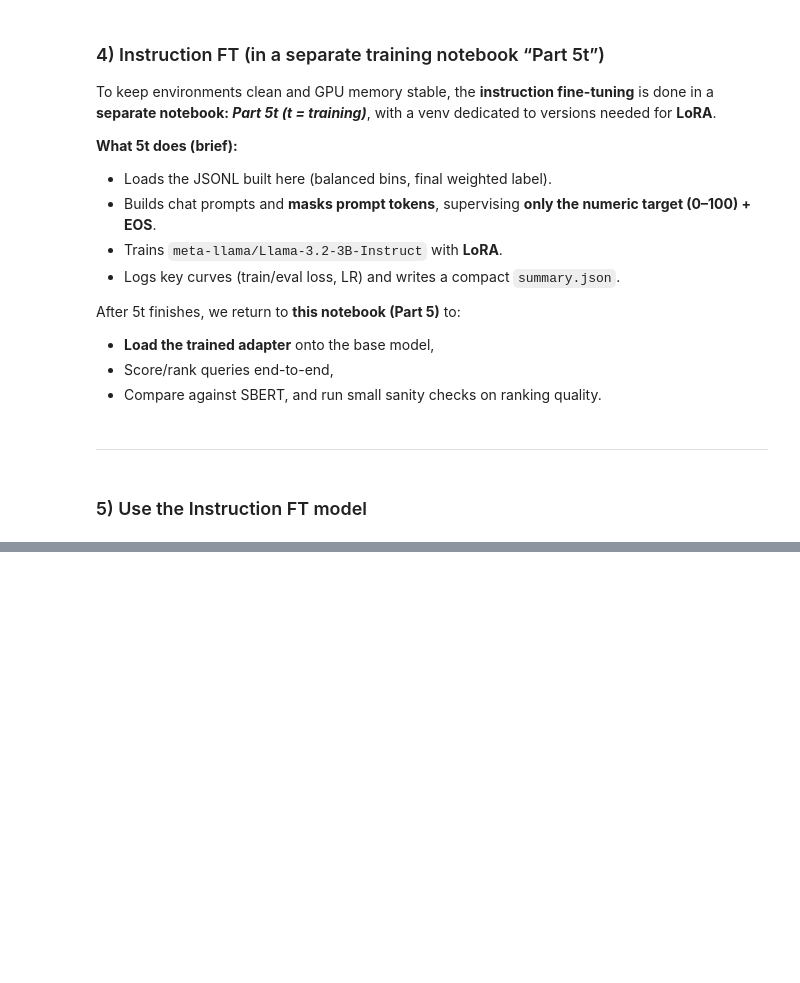
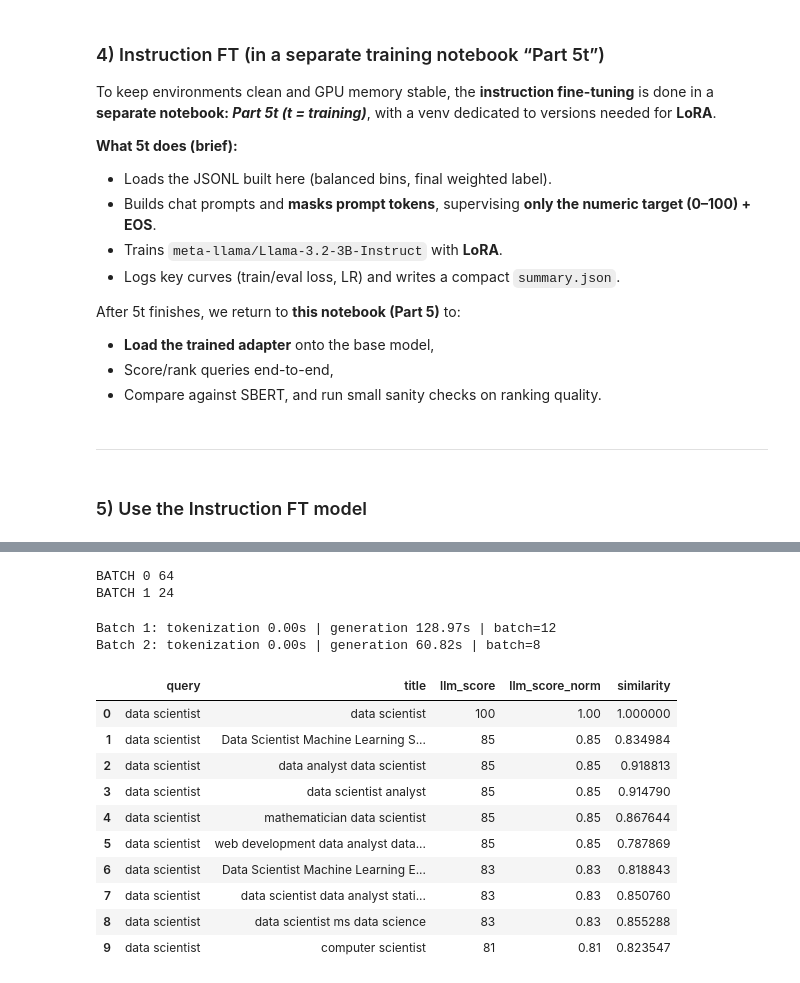
Before and after one commit to FederCO23/Potential_Talents_-_Yc1Y0PqXJsbGtBoy, a Jupyter notebook: Potential_Talents_part5.ipynb, the cells around one changed output, grey strips where cells are left out. Saved outputs shown, nothing was run; the diff lists cells and outputs as text; code cells hidden in the pictures; blank space fills up the shorter version.

Commit message:
Add a complete pipeline of 2 stages: SBERT + IFT LLaMA 3 (3.5B)

```diff
--- a/Potential_Talents_part5.ipynb
+++ b/Potential_Talents_part5.ipynb
@@ -499,7 +521,7 @@ def retrieve_balanced_by_bins(
     if not q_text:
         return pd.DataFrame(columns=["rank","similarity","emb_ix","id","title","title_norm","bin"])
 
-    q = model.encode([q_text], normalize_embeddings=True, convert_to_numpy=True).astype(np.float32)[0]
+    q = sbert_model.encode([q_text], normalize_embeddings=True, convert_to_numpy=True).astype(np.float32)[0]
     sims = emb @ q  # (N,)
 
     # master table (descending rank for reference)
@@ -1053,5 +1082,6 @@ Some parameters are on the meta device because they were offloaded to the cpu.
 # %%
 # Attach the LoRA adapter
-model = PeftModel.from_pretrained(base, adapter_dir)
-model.eval()
-model.config.use_cache = True  # re-enable cache for generation
+llm_model = PeftModel.from_pretrained(base, adapter_dir)
+llm_model = llm_model.to("cuda")
+llm_model.eval()
+llm_model.config.use_cache = True  # re-enable cache for generation
@@ -1073,0 +1088,6 @@ KeyboardInterrupt:
+# %%
+# NOW that llm_model exists, set generation pad id
+llm_model.generation_config.pad_token_id = tok.eos_token_id
+
+# safe code
+llm_model.config.pad_token_id = tok.eos_token_id
@@ -1073,0 +1112,24 @@ KeyboardInterrupt:
+# %%
+# The FT used a very short completion (digits only). Keep prompts minimal.
+DEFAULT_SYSTEM = (
+"You are a recruiter scoring job-title similarity to the query.\n"
+"Return EXACTLY one integer 0–100. DIGITS ONLY.\n"
+"Scale:\n"
+" • 90–100 = exact/near-exact\n"
+" • 70–89 = very similar\n"
+" • 40–69 = related/adjacent\n"
+" • 10–39 = mostly unrelated\n"
+" • 0–9 = unrelated\n"
+)
+
+
+def build_pairwise_prompt(tok, query: str, title: str, system: str = DEFAULT_SYSTEM) -> str:
+    messages = [
+        {"role": "system", "content": system},
+        {"role": "user", "content": f'Query: "{query}"\nCandidate:\n{title}'},
+    ]
+    try:
+        return tok.apply_chat_template(messages, tokenize=False, add_generation_prompt=True)
+    except Exception:
+        # Fallback to raw concat if template isn't available
+        return system + "\n\n" + messages[1]["content"]
@@ -1073,0 +1257,35 @@ KeyboardInterrupt:
+# %%
+# Tiny batch smoke test
+titles_test = ["ML Engineer", "HR Intern"]
+prompts = [build_pairwise_prompt(tok, "data scientist", t) for t in titles_test]
+inputs = tok(prompts, return_tensors="pt", padding=True).to("cuda")
+
+with torch.inference_mode(), torch.autocast("cuda", dtype=torch.float16):
+    out = llm_model.generate(**inputs, do_sample=False, max_new_tokens=4, pad_token_id=tok.eos_token_id)
+
+lens = inputs["attention_mask"].sum(1).tolist()
+
+for j in range(len(titles_test)):
+    print("BATCH", j, tok.decode(out[j][lens[j]:], skip_special_tokens=True))
+# %% [output]
+BATCH 0 64
+BATCH 1 24
+# %%
+q = "data scientist"
+topN = retrieve_top_n(q, n=20)
+topK_df = llm_second_retriever(q, topN, llm_model, tok, top_k=10, max_new_tokens=4, batch_size=12)
+topK_df
+# %% [output]
+Batch 1: tokenization 0.00s | generation 128.97s | batch=12
+Batch 2: tokenization 0.00s | generation 60.82s | batch=8
+|  | query | title | llm_score | llm_score_norm | similarity |
+| 0 | data scientist | data scientist | 100 | 1.00 | 1.000000 |
+| 1 | data scientist | Data Scientist Machine Learning S... | 85 | 0.85 | 0.834984 |
+| 2 | data scientist | data analyst data scientist | 85 | 0.85 | 0.918813 |
+| 3 | data scientist | data scientist analyst | 85 | 0.85 | 0.914790 |
+| 4 | data scientist | mathematician data scientist | 85 | 0.85 | 0.867644 |
+| 5 | data scientist | web development data analyst data... | 85 | 0.85 | 0.787869 |
+| 6 | data scientist | Data Scientist Machine Learning E... | 83 | 0.83 | 0.818843 |
+| 7 | data scientist | data scientist data analyst stati... | 83 | 0.83 | 0.850760 |
+| 8 | data scientist | data scientist ms data science | 83 | 0.83 | 0.855288 |
+| 9 | data scientist | computer scientist | 81 | 0.81 | 0.823547 |
```
Also changed, not shown: parts of 25 cells of this notebook.
